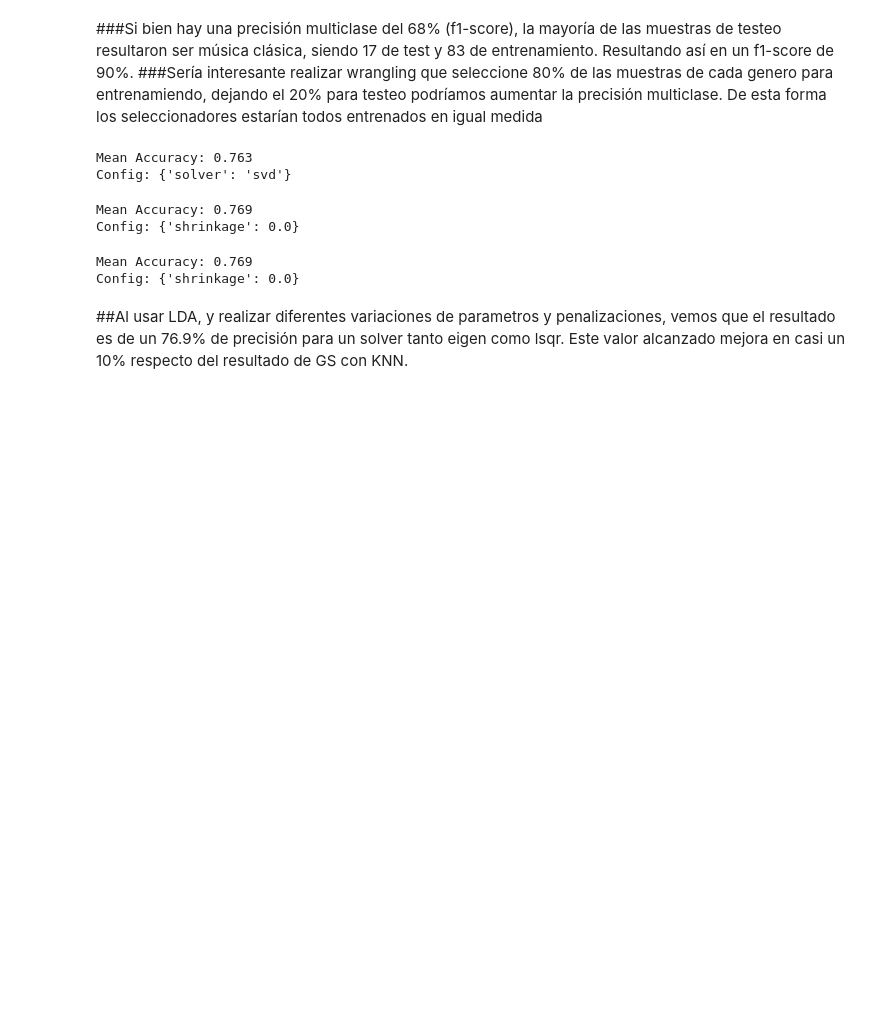
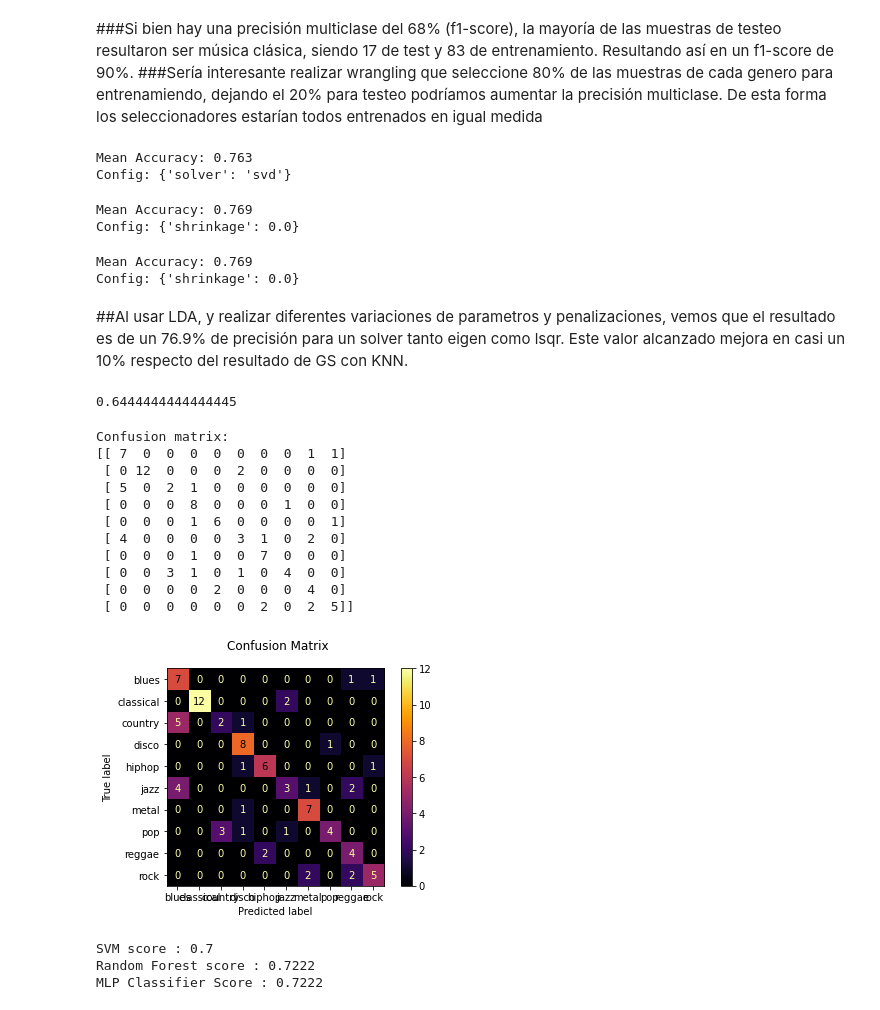
Before and after one commit to agustinLapi/MachineLearning, a Jupyter notebook: 3_MidtermProjects/ProjectGTZ/main.ipynb, the cells around one changed output. Cells and saved outputs as stored; diff of their text form; code cells hidden in the pictures; blank space fills up the shorter version.

```diff
--- a/3_MidtermProjects/ProjectGTZ/main.ipynb
+++ b/3_MidtermProjects/ProjectGTZ/main.ipynb
@@ -637,3 +640,55 @@ Mean Accuracy: 0.769
 Config: {'shrinkage': 0.0}
 # %% [markdown]
 ##Al usar LDA, y realizar diferentes variaciones de parametros y penalizaciones, vemos que el resultado es de un 76.9% de precisión para un solver tanto eigen como lsqr. Este valor alcanzado mejora en casi un 10% respecto del resultado de GS con KNN.
+# %%
+from sklearn.naive_bayes import GaussianNB
+
+bayes = GaussianNB().fit(X_train, y_train)
+
+predicted = bayes.predict(X_test)
+
+print(np.mean(predicted == y_test))
+# %% [output]
+0.6444444444444445
+# %%
+disp = metrics.plot_confusion_matrix(bayes, X_test, y_test, cmap='inferno')
+disp.figure_.suptitle("Confusion Matrix")
+print("Confusion matrix:\n%s" % disp.confusion_matrix)
+# %% [output]
+Confusion matrix:
+[[ 7  0  0  0  0  0  0  0  1  1]
+ [ 0 12  0  0  0  2  0  0  0  0]
+ [ 5  0  2  1  0  0  0  0  0  0]
+ [ 0  0  0  8  0  0  0  1  0  0]
+ [ 0  0  0  1  6  0  0  0  0  1]
+ [ 4  0  0  0  0  3  1  0  2  0]
+ [ 0  0  0  1  0  0  7  0  0  0]
+ [ 0  0  3  1  0  1  0  4  0  0]
+ [ 0  0  0  0  2  0  0  0  4  0]
+ [ 0  0  0  0  0  0  2  0  2  5]]
+[figure, added]
+# %%
+from sklearn.neural_network import MLPClassifier
+from sklearn.linear_model import LogisticRegression
+from sklearn.ensemble import RandomForestClassifier
+
+
+LR = LogisticRegression(random_state=0, solver='lbfgs', multi_class='multinomial').fit(X_train, y_train)
+LR.predict(X_test)
+round(LR.score(X_test,y_test), 4)
+
+SVM = svm.SVC(decision_function_shape="ovo").fit(X_train, y_train)
+SVM.predict(X_test)
+print("SVM score :",round(SVM.score(X_test, y_test), 4))
+
+RF = RandomForestClassifier(n_estimators=1000, max_depth=10, random_state=0).fit(X_train, y_train)
+RF.predict(X_test)
+print("Random Forest score :",round(RF.score(X_test, y_test), 4))
+
+NN = MLPClassifier(solver='lbfgs', alpha=1e-5, hidden_layer_sizes=(150, 10), random_state=1).fit(X_train, y_train)
+NN.predict(X_test)
+print("MLP Classifier Score :", round(NN.score(X_test, y_test), 4))
+# %% [output]
+SVM score : 0.7
+Random Forest score : 0.7222
+MLP Classifier Score : 0.7222
```
Also changed, not shown: parts of 13 cells of this notebook.
